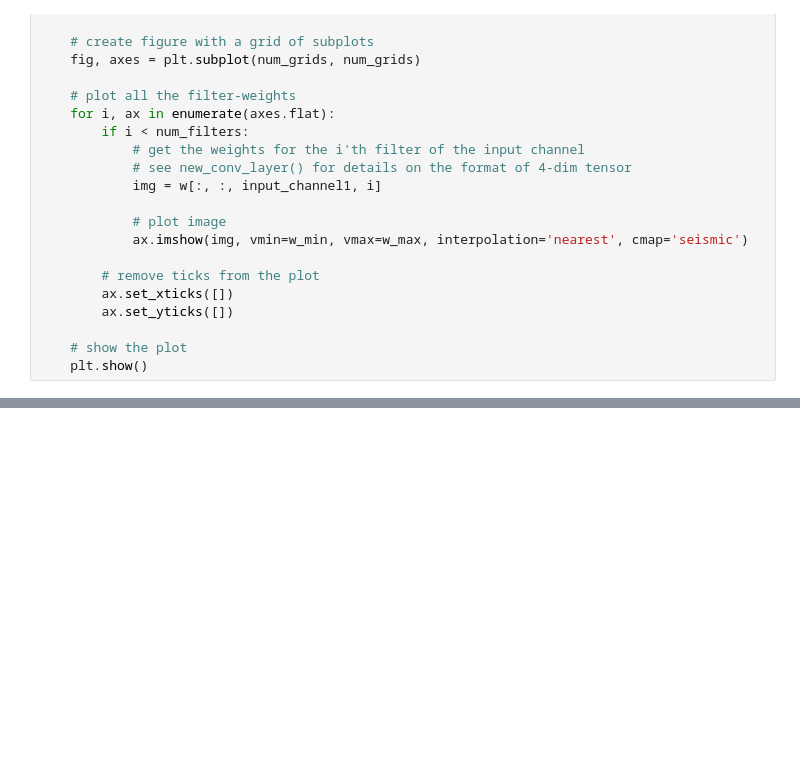
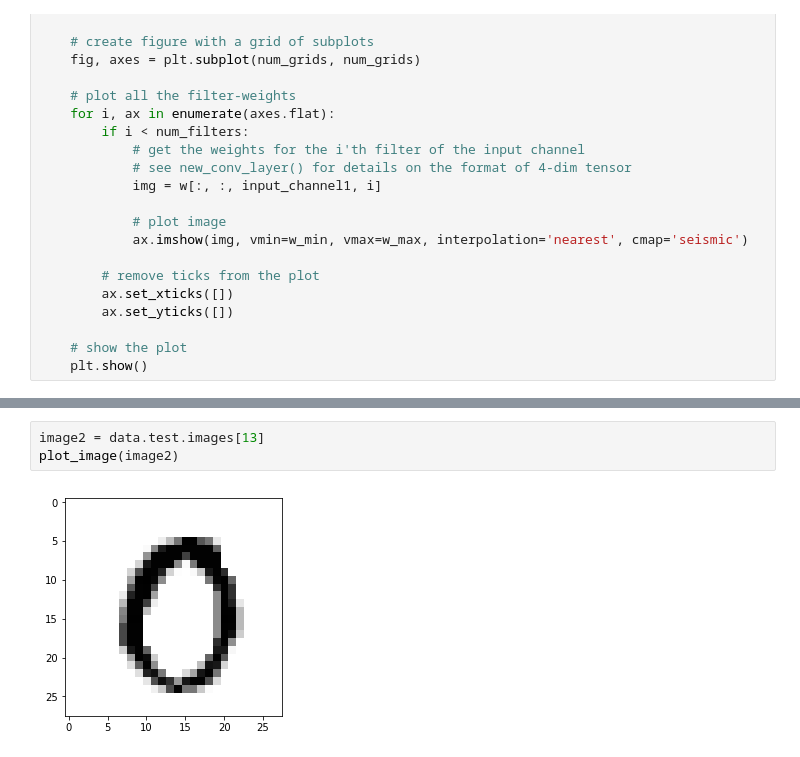
Before and after one commit to happyjin/tensorflow_tutorial, a Jupyter notebook: Hvass_tutorial/02_Convolutional_Neural_Network.ipynb, the cells around one changed output, grey strips where cells are left out. Drawn from its saved outputs; the diff is of its cells as text; blank space fills up the shorter version.

```diff
--- a/Hvass_tutorial/02_Convolutional_Neural_Network.ipynb
+++ b/Hvass_tutorial/02_Convolutional_Neural_Network.ipynb
@@ -601,0 +664,5 @@ def plot_conv_weights(weights, input_channel1=0):
+# %%
+image2 = data.test.images[13]
+plot_image(image2)
+# %% [output]
+[figure, added]
```
Also changed, not shown: parts of 7 cells of this notebook.
